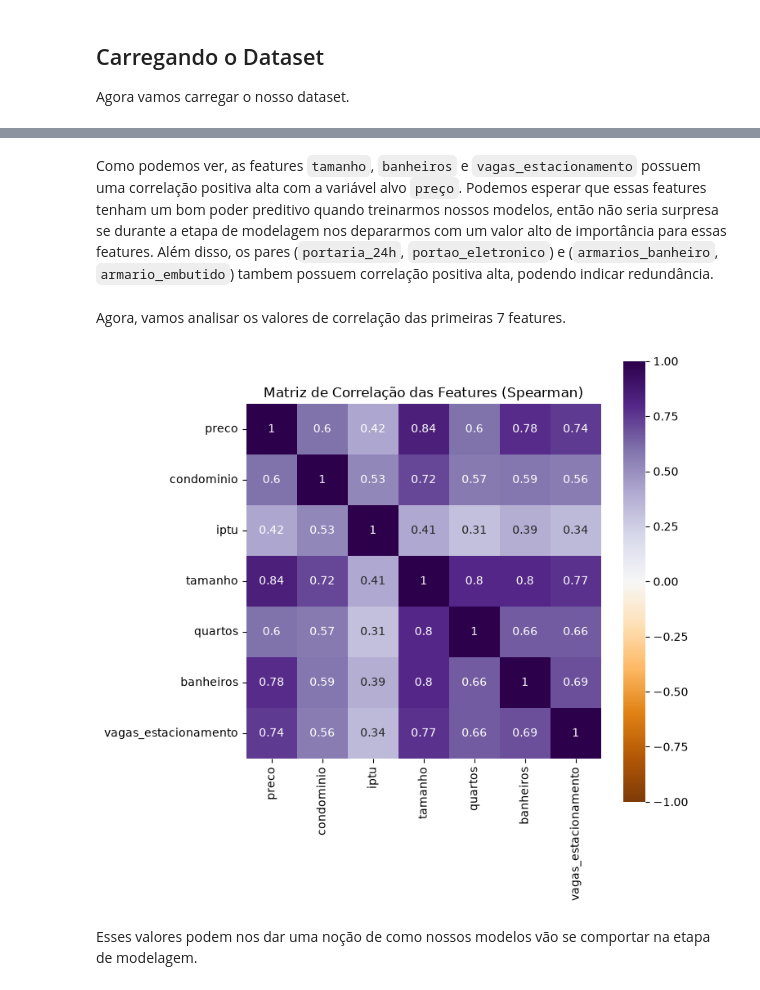
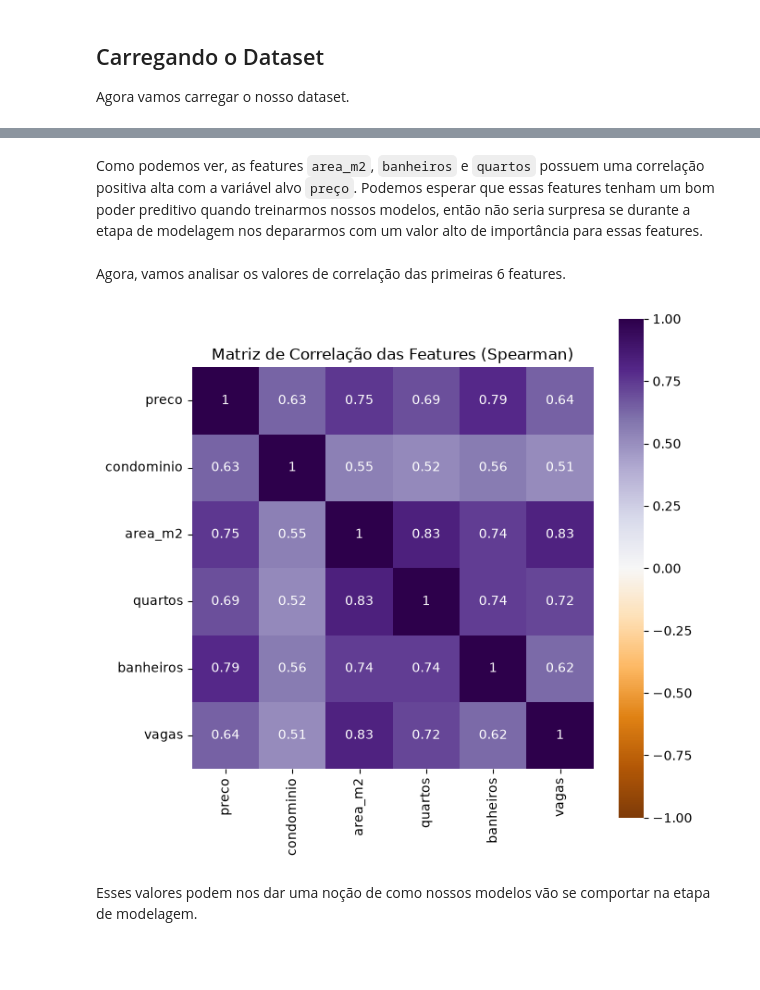
Before and after one commit to gauloish/meu-ape, a Jupyter notebook: notebooks/03_data_exploration.ipynb, the cells around one changed output, grey strips where cells are left out. Cells and saved outputs as stored; diff of their text form; code cells hidden in the pictures; blank space fills up the shorter version.

```diff
--- a/notebooks/03_data_exploration.ipynb
+++ b/notebooks/03_data_exploration.ipynb
@@ -45,2 +44,0 @@ Vamos inicialmente fazer uma análise de correlação entre algumas variáveis.
-# %%
-df = df.astype("float")
@@ -63,3 +45,5 @@ df.head(10)
+# %%
+df = df.drop("tipo_imovel", axis="columns").astype("float64")
 # %%
 corr = df.corr(method="spearman")
 # %%
@@ -84,28 +68,28 @@ plt.show()
 # %% [markdown]
-Como podemos ver, as features `tamanho`, `banheiros` e `vagas_estacionamento` possuem uma correlação positiva alta com a variável alvo `preço`. Podemos esperar que essas features tenham um bom poder preditivo quando treinarmos nossos modelos, então não seria surpresa se durante a etapa de modelagem nos depararmos com um valor alto de importância para essas features. Além disso, os pares (`portaria_24h`, `portao_eletronico`) e (`armarios_banheiro`, `armario_embutido`) tambem possuem correlação positiva alta, podendo indicar redundância.
+Como podemos ver, as features `area_m2`, `banheiros` e `quartos` possuem uma correlação positiva alta com a variável alvo `preço`. Podemos esperar que essas features tenham um bom poder preditivo quando treinarmos nossos modelos, então não seria surpresa se durante a etapa de modelagem nos depararmos com um valor alto de importância para essas features.
 # %% [markdown]
-Agora, vamos analisar os valores de correlação das primeiras 7 features.
+Agora, vamos analisar os valores de correlação das primeiras 6 features.
 # %%
-corr_7 = df[df.columns[:7]].corr(method="spearman")
+corr_6 = df[df.columns[:6]].corr(method="spearman")
 # %%
 fig, ax = plt.subplots(1, 1, figsize=(7, 7))
 
 sns.heatmap(
-    data=corr_7,
+    data=corr_6,
     annot=True,
     cmap="PuOr",
     vmin=-1,
     vmax=1,
     center=0,
     square=True,
     ax=ax
 )
 
 ax.set_title("Matriz de Correlação das Features (Spearman)")
 
 plt.show()
 # %% [output]
-[figure, old version]
+[figure, new version]
 # %% [markdown]
 Esses valores podem nos dar uma noção de como nossos modelos vão se comportar na etapa de modelagem.
 # %% [markdown]
```
Also changed, not shown: parts of 24 cells of this notebook.
